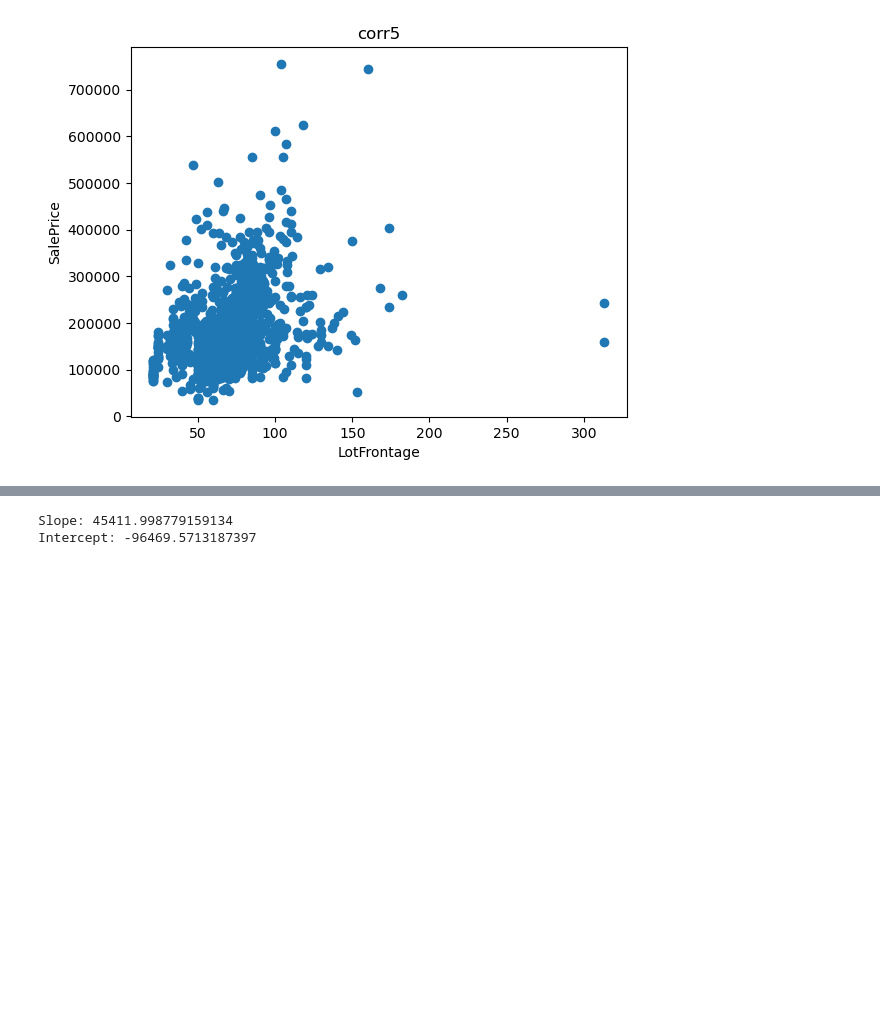
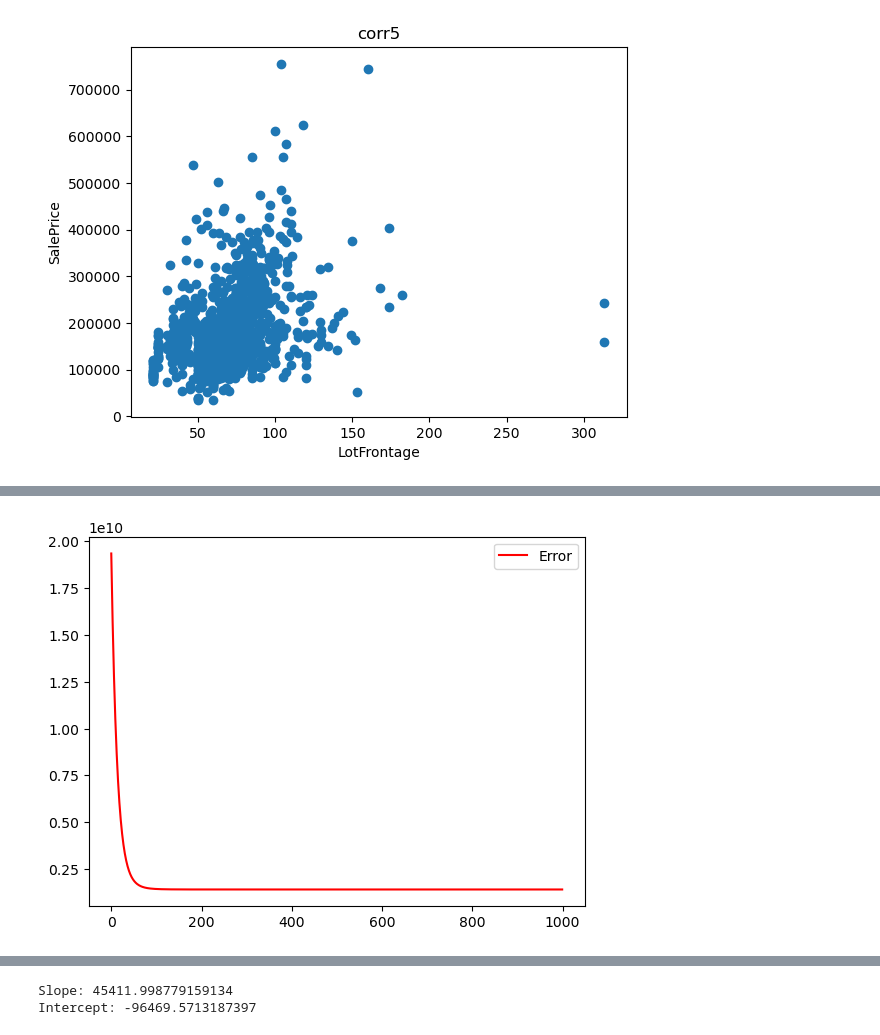
Before and after one commit to noemonterrosa/ClasePythonMaster, a Jupyter notebook: proyecto1NM.ipynb, the cells around one changed output, grey strips where cells are left out. Saved outputs shown, nothing was run; the diff lists cells and outputs as text; code cells hidden in the pictures; blank space fills up the shorter version.

```diff
--- a/proyecto1NM.ipynb
+++ b/proyecto1NM.ipynb
@@ -203,0 +274,6 @@ plt.show()
+# %%
+plt.plot(datos[:,0], datos[:,1], 'r', label='Error')
+plt.legend()
+plt.show()
+# %% [output]
+[figure, added]
```
Also changed, not shown: parts of 17 cells of this notebook.
